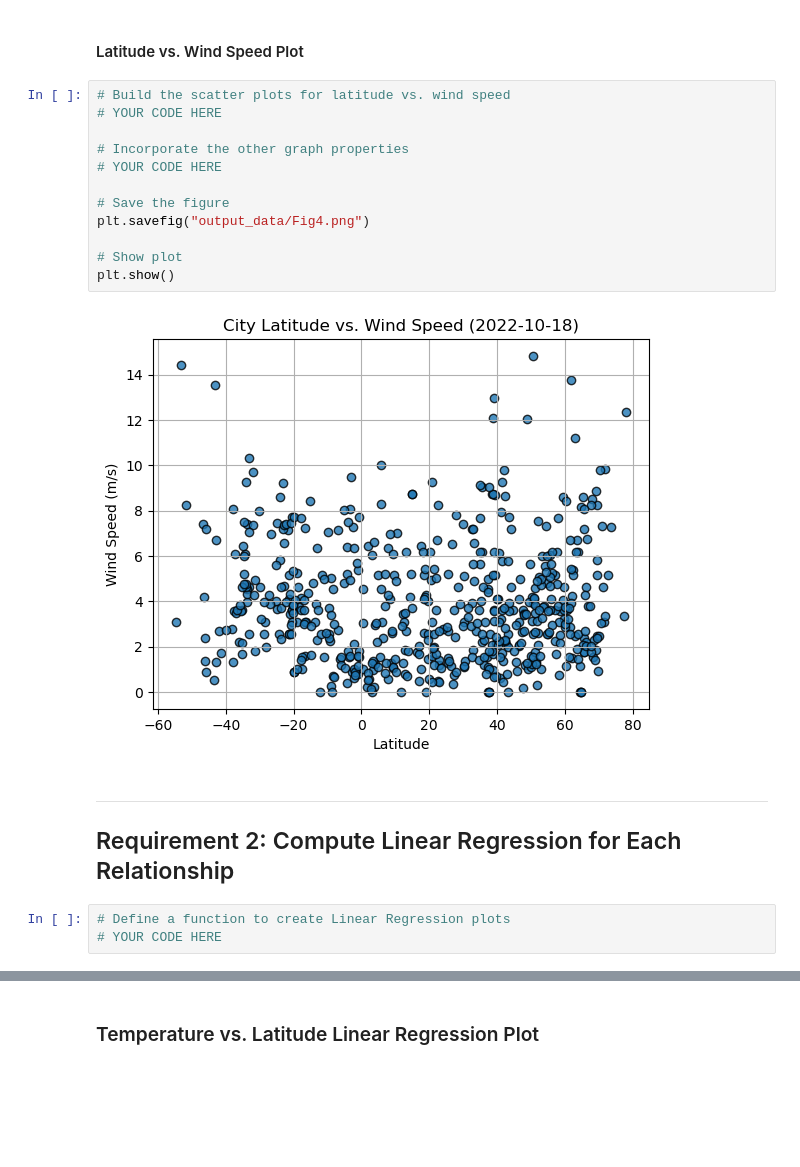
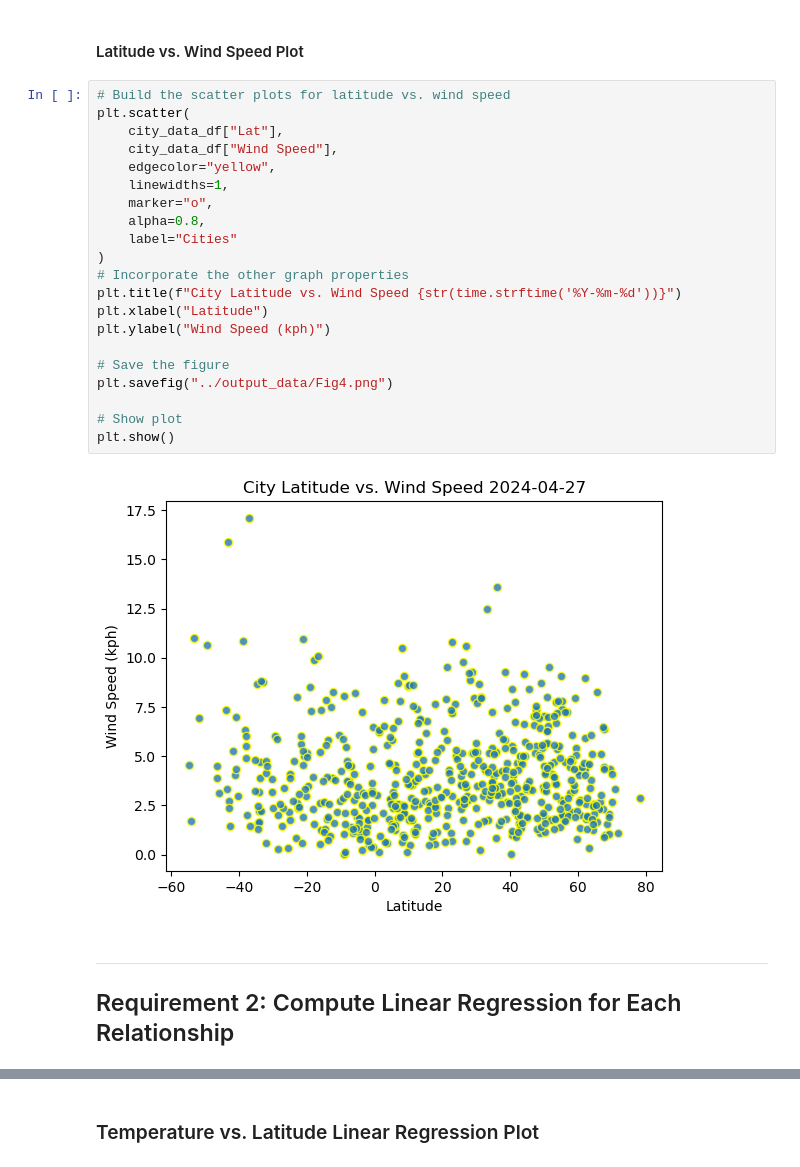
Before and after one commit to maryemackin/python-api-challenge, a Jupyter notebook: weather_py/WeatherPy.ipynb, the cells around one changed output, grey strips where cells are left out. Drawn from its saved outputs; the diff is of its cells as text; blank space fills up the shorter version.

```diff
--- a/weather_py/WeatherPy.ipynb
+++ b/weather_py/WeatherPy.ipynb
@@ -253,22 +280,28 @@ plt.show()
 #### Latitude vs. Wind Speed Plot
 # %%
 # Build the scatter plots for latitude vs. wind speed
-# YOUR CODE HERE
-
+plt.scatter(
+    city_data_df["Lat"],
+    city_data_df["Wind Speed"],
+    edgecolor="yellow",
+    linewidths=1,
+    marker="o",
+    alpha=0.8,
+    label="Cities"
+)
 # Incorporate the other graph properties
-# YOUR CODE HERE
+plt.title(f"City Latitude vs. Wind Speed {str(time.strftime('%Y-%m-%d'))}")
+plt.xlabel("Latitude")
+plt.ylabel("Wind Speed (kph)")
 
 # Save the figure
-plt.savefig("output_data/Fig4.png")
+plt.savefig("../output_data/Fig4.png")
 
 # Show plot
 plt.show()
 # %% [output]
-[figure, old version]
+[figure, new version]
 # %% [markdown]
 ---
 
 ## Requirement 2: Compute Linear Regression for Each Relationship
-# %%
-# Define a function to create Linear Regression plots
-# YOUR CODE HERE
```
Also changed, not shown: parts of 23 cells of this notebook, 4 other files.
